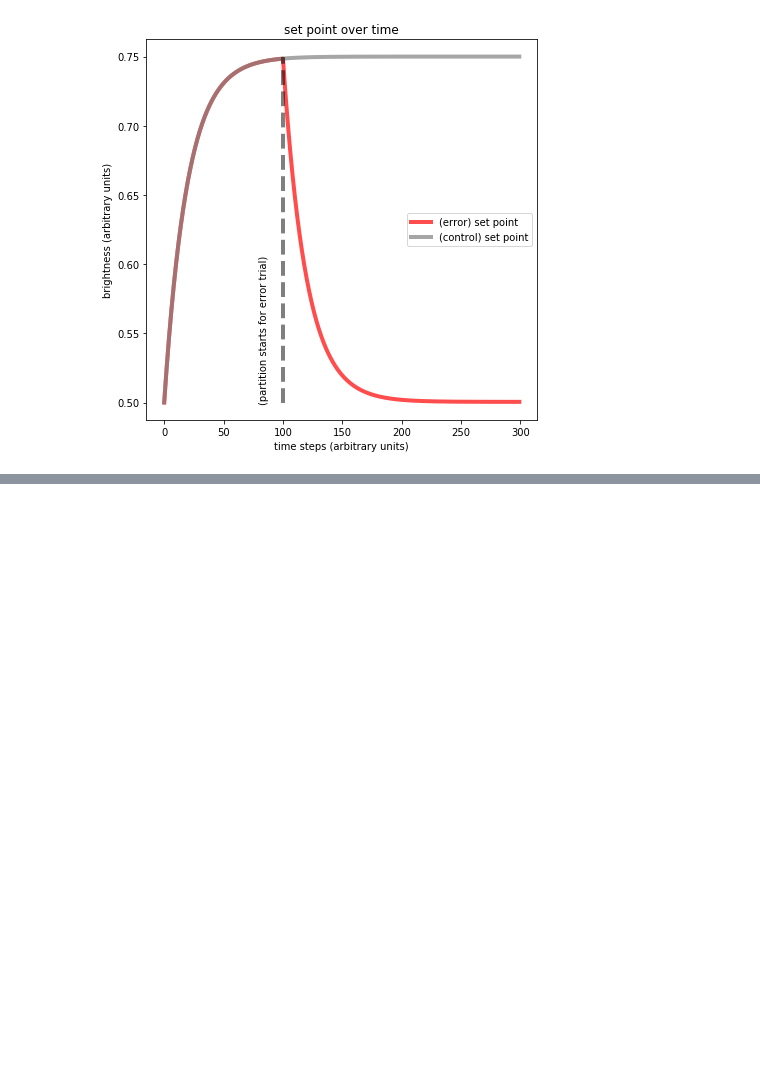
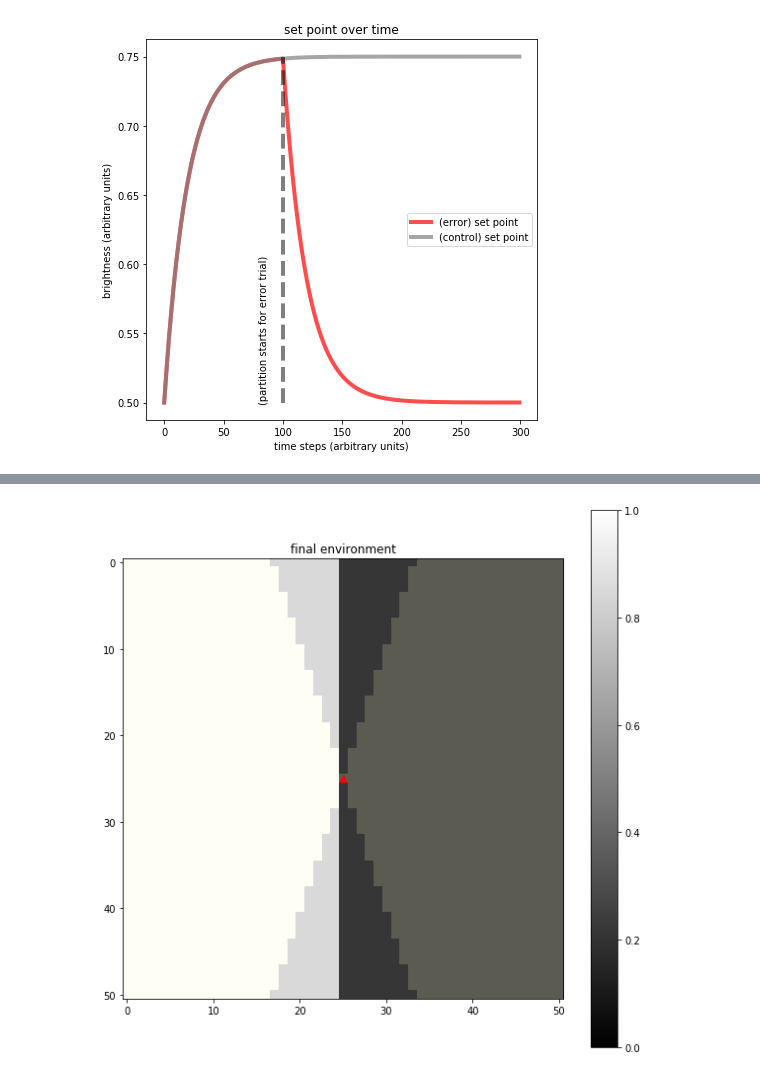
Before and after one commit to diptodip/brightfish, a Jupyter notebook: experiments/partitioned_halves.ipynb, the cells around one changed output, grey strips where cells are left out. Cells and saved outputs as stored; diff of their text form; code cells hidden in the pictures; blank space fills up the shorter version.

```diff
--- a/experiments/partitioned_halves.ipynb
+++ b/experiments/partitioned_halves.ipynb
@@ -75,0 +91,20 @@ plt.show()
+# %%
+# repeat white/black to white/gray study for monocular fish
+partitioned_halves.reset()
+f = fish.MonocularFish(np.pi/2, (25, 25), static=True, set_point=(0.5, 0.5), max_diff=0.75, learning_rate=1e-2, p_move=0.2, move_dist={'mu': 5.0, 'sigma': 1.0})
+monocular_params = f.run(partitioned_halves, 550)
+# %%
+fig = plt.figure(figsize=(10, 10))
+plt.imshow(partitioned_halves.stage, cmap='gray', vmin=0, vmax=1)
+plt.colorbar()
+t = mpl.markers.MarkerStyle(marker='>')
+t._transform = t.get_transform().rotate_deg(np.degrees(f.heading))
+plt.scatter([f.position[1]], [f.position[0]], c='r', marker=t, s=50)
+eyes = np.zeros((51, 51))
+eyes[f.right_eye((51, 51))] = 1.0
+eyes[f.left_eye((51, 51))] = 1.0
+plt.imshow(eyes, cmap='magma', alpha=0.15)
+plt.title('final environment')
+plt.show()
+# %% [output]
+[figure, added]
```
Also changed, not shown: parts of 9 cells of this notebook.
